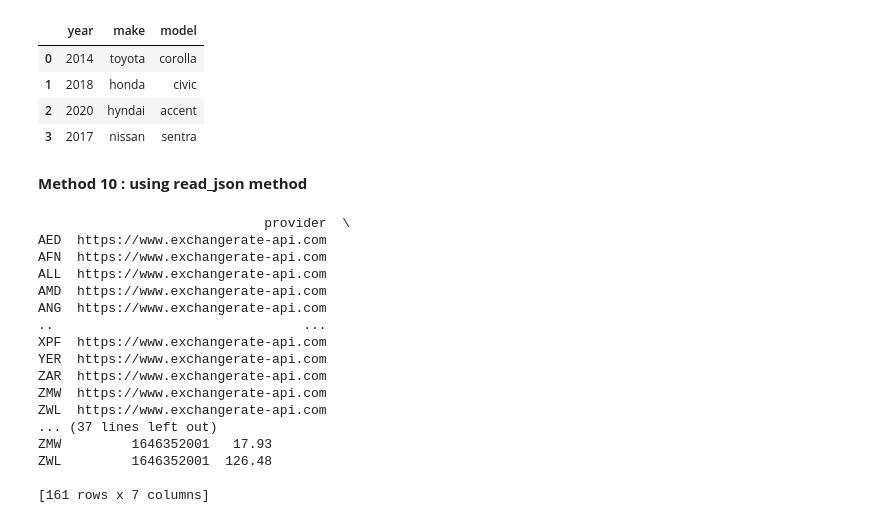
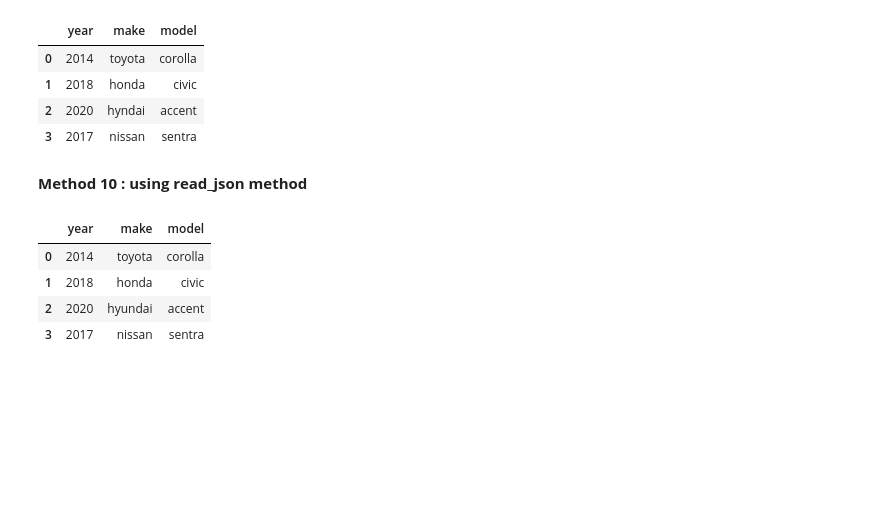
Before and after one commit to programres1/DataFrame, a Jupyter notebook: 001/Different_ways_to_create_DataFrame.ipynb, the cells around one changed output. Saved outputs shown, nothing was run; the diff lists cells and outputs as text; code cells hidden in the pictures; blank space fills up the shorter version.

```diff
--- a/001/Different_ways_to_create_DataFrame.ipynb
+++ b/001/Different_ways_to_create_DataFrame.ipynb
@@ -223,35 +223,18 @@ df
 # %%
 #Using file path or URL
 #df = pd.read_json('https://jsonplaceholder.typicode.com/photos')
 #df
 
 df = pd.read_json('https://raw.githubusercontent.com/programres1/DataFrame/main/001/test.json',lines=True)
 df
 # Using a json like string
-#from io import StringIO
-#f = StringIO('{"year": "2014", "make": "toyota", "model": "corolla"}\n{"year": "2018", "make": "honda", "model": "civic"}\n{"year": "2020", "make": "hyndai", "model": "accent"}\n{"year": "2017", "make": "nissan", "model": "sentra"}')
-#df = pd.read_json(f,lines=True)
-#df
-
-
-url = "https://api.exchangerate-api.com/v4/latest/USD"
-df = pd.read_json(url)
-print(df)
+from io import StringIO
+f = StringIO('{"year": "2014", "make": "toyota", "model": "corolla"}\n{"year": "2018", "make": "honda", "model": "civic"}\n{"year": "2020", "make": "hyndai", "model": "accent"}\n{"year": "2017", "make": "nissan", "model": "sentra"}')
+df = pd.read_json(f,lines=True)
+df
 # %% [output]
-                             provider  \
-AED  https://www.exchangerate-api.com
-AFN  https://www.exchangerate-api.com
-ALL  https://www.exchangerate-api.com
-AMD  https://www.exchangerate-api.com
-ANG  https://www.exchangerate-api.com
-..                                ...
-XPF  https://www.exchangerate-api.com
-YER  https://www.exchangerate-api.com
-ZAR  https://www.exchangerate-api.com
-ZMW  https://www.exchangerate-api.com
-ZWL  https://www.exchangerate-api.com
-... (37 lines left out)
-ZMW         1646352001   17.93
-ZWL         1646352001  126.48
-
-[161 rows x 7 columns]
+|  | year | make | model |
+| 0 | 2014 | toyota | corolla |
+| 1 | 2018 | honda | civic |
+| 2 | 2020 | hyundai | accent |
+| 3 | 2017 | nissan | sentra |
```
